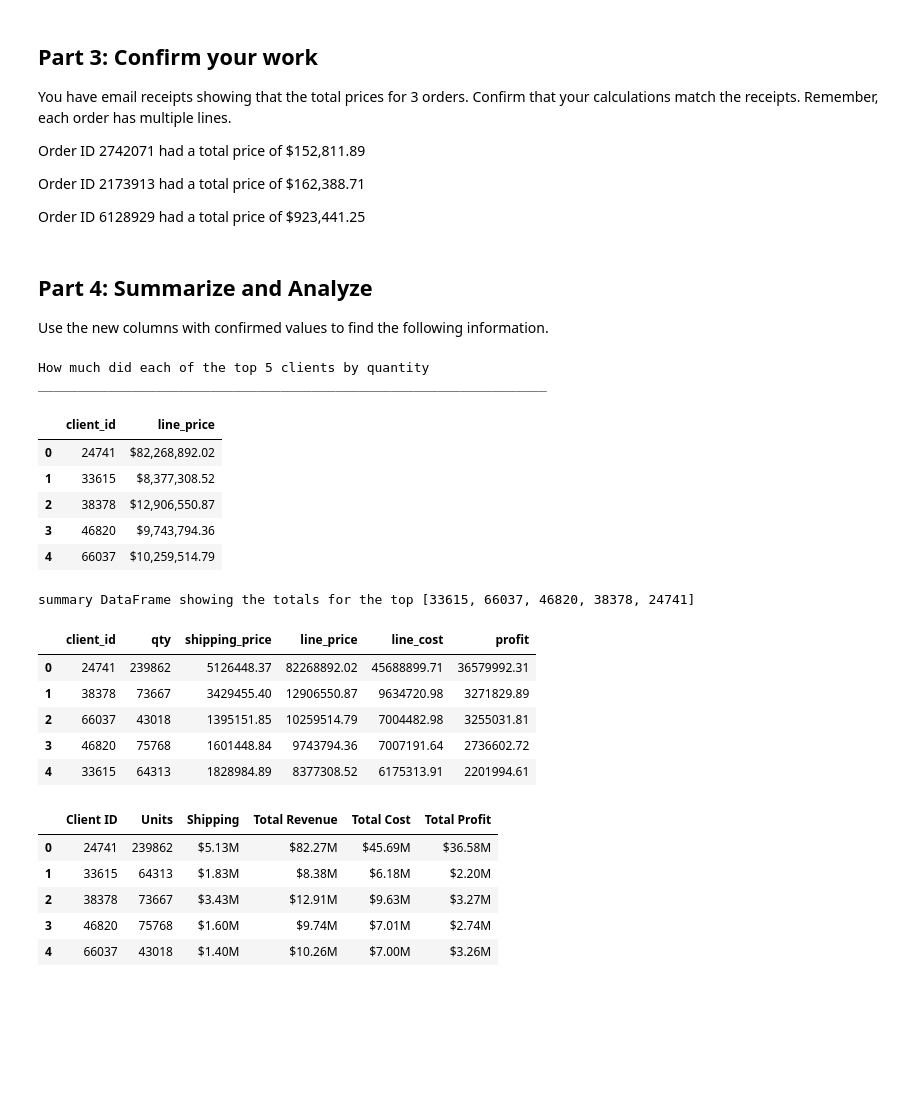
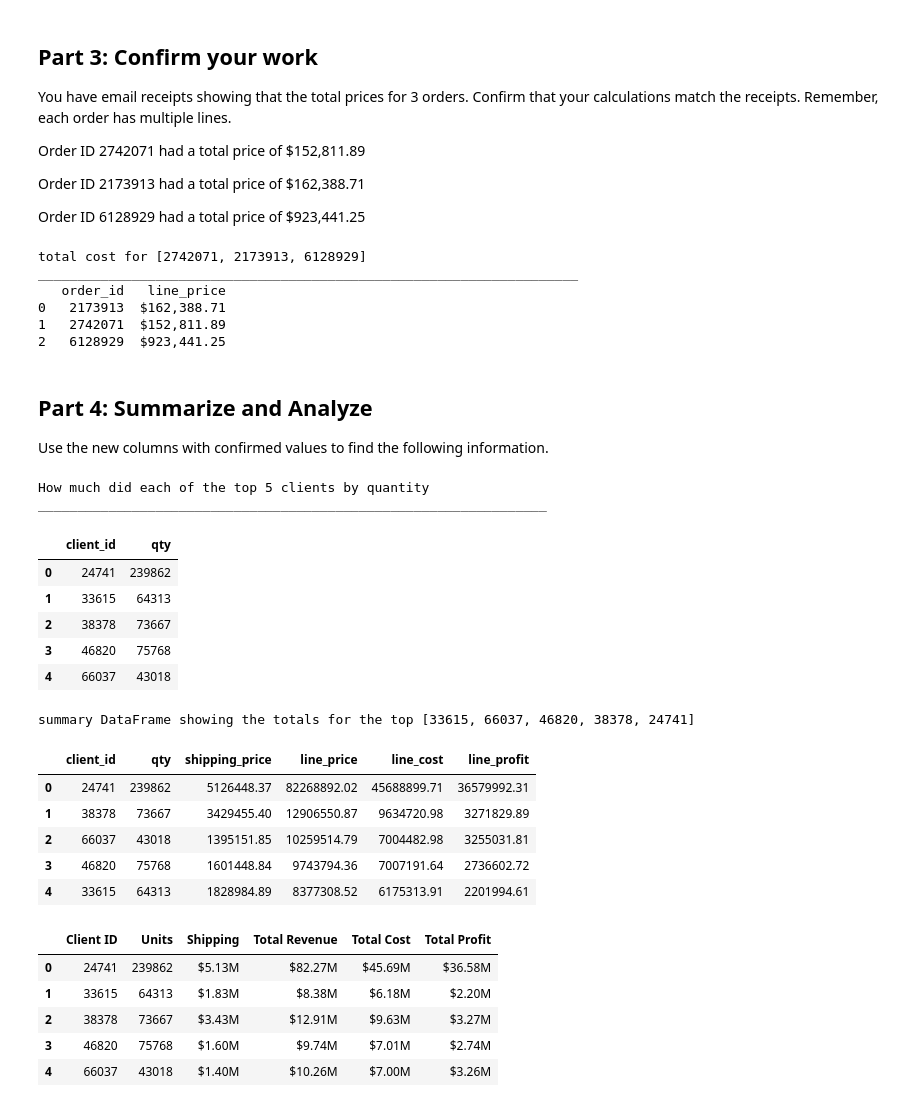
Before and after one commit to kidushaftom/pandas-challenge-1, a Jupyter notebook: module_4_challenge.ipynb, the cells around one changed output. Drawn from its saved outputs; the diff is of its cells as text; code cells hidden in the pictures; blank space fills up the shorter version.

```diff
--- a/module_4_challenge.ipynb
+++ b/module_4_challenge.ipynb
@@ -326,53 +340,84 @@ print(check)
+# %%
+def get_agg_value(df,cat,value,list_to_filter):
+    """
+    return a aggrigated value of a given columns and list
+
+    df is data frame
+    cat is categorical column
+    value is numerical value
+    list_to_filter is list to fillter after aggrigation
+    """
+    #Aggrigate given category and value
+    agg_data = df.groupby(cat)[value].sum().reset_index()
+
+    #Return aggrigated value of a given list
+    return agg_data[agg_data[cat].isin(list_to_filter)].reset_index(drop = True)
+
+
+order_id = [2742071,2173913,6128929]
+
+print(f'total cost for {order_id}')
+print('_____________________________________________________________________')
+check = get_agg_value(df,'order_id','line_price',order_id)
+check['line_price'] = check['line_price'] .map('${:,.2f}'.format)
+print(check)
+# %% [output]
+total cost for [2742071, 2173913, 6128929]
+_____________________________________________________________________
+   order_id   line_price
+0   2173913  $162,388.71
+1   2742071  $152,811.89
+2   6128929  $923,441.25
 # %% [markdown]
 ## Part 4: Summarize and Analyze
 Use the new columns with confirmed values to find the following information.
 # %%
 # How much did each of the top 5 clients by quantity
 # spend? Check your work from Part 1 for client ids.
 def get_agg_value(df,cat,value,list_to_filter):
     """
     return a aggrigated value of a given columns and list
 
     df is data frame
     cat is categorical column
     value is numerical value
     list_to_filter is list to fillter after aggrigation
     """
     #Aggrigate given category and value
     agg_data = df.groupby(cat)[value].sum().reset_index()
 
     #Return aggrigated value of a given list
     return agg_data[agg_data[cat].isin(list_to_filter)].reset_index(drop = True)
 print('How much did each of the top 5 clients by quantity')
 print('_________________________________________________________________')
 
-top_5_clients_spent = get_agg_value(df,'client_id','line_price',top_client)
-top_5_clients_spent['line_price'] = top_5_clients_spent['line_price'].map('${:,.2f}'.format)
+top_5_clients_spent = get_agg_value(df,'client_id','qty',top_client)
+
 top_5_clients_spent
 # %% [output]
 How much did each of the top 5 clients by quantity
 _________________________________________________________________
-|  | client_id | line_price |
-| 0 | 24741 | $82,268,892.02 |
-| 1 | 33615 | $8,377,308.52 |
-| 2 | 38378 | $12,906,550.87 |
-| 3 | 46820 | $9,743,794.36 |
-| 4 | 66037 | $10,259,514.79 |
+|  | client_id | qty |
+| 0 | 24741 | 239862 |
+| 1 | 33615 | 64313 |
+| 2 | 38378 | 73667 |
+| 3 | 46820 | 75768 |
+| 4 | 66037 | 43018 |
 # %%
 # Create a summary DataFrame showing the totals for the
 # for the top 5 clients with the following information:
 # total units purchased, total shipping price,
 # total revenue, and total profit. Sort by total profit.
 
-agg_data = df.groupby('client_id')[['qty','shipping_price','line_price','line_cost','profit']].sum().reset_index()
+agg_data = df.groupby('client_id')[['qty','shipping_price','line_price','line_cost','line_profit']].sum().reset_index()
 
 top_client_summary = agg_data[agg_data['client_id'].isin(top_client)].reset_index(drop = True)
 
 print(f'summary DataFrame showing the totals for the top {top_client}')
-top_client_summary.sort_values(by='profit', ascending= False).reset_index(drop = True)
+top_client_summary.sort_values(by='line_profit', ascending= False).reset_index(drop = True)
 # %% [output]
 summary DataFrame showing the totals for the top [33615, 66037, 46820, 38378, 24741]
-|  | client_id | qty | shipping_price | line_price | line_cost | profit |
+|  | client_id | qty | shipping_price | line_price | line_cost | line_profit |
 | 0 | 24741 | 239862 | 5126448.37 | 82268892.02 | 45688899.71 | 36579992.31 |
 | 1 | 38378 | 73667 | 3429455.40 | 12906550.87 | 9634720.98 | 3271829.89 |
 | 2 | 66037 | 43018 | 1395151.85 | 10259514.79 | 7004482.98 | 3255031.81 |
```
Also changed, not shown: parts of 8 cells of this notebook.
